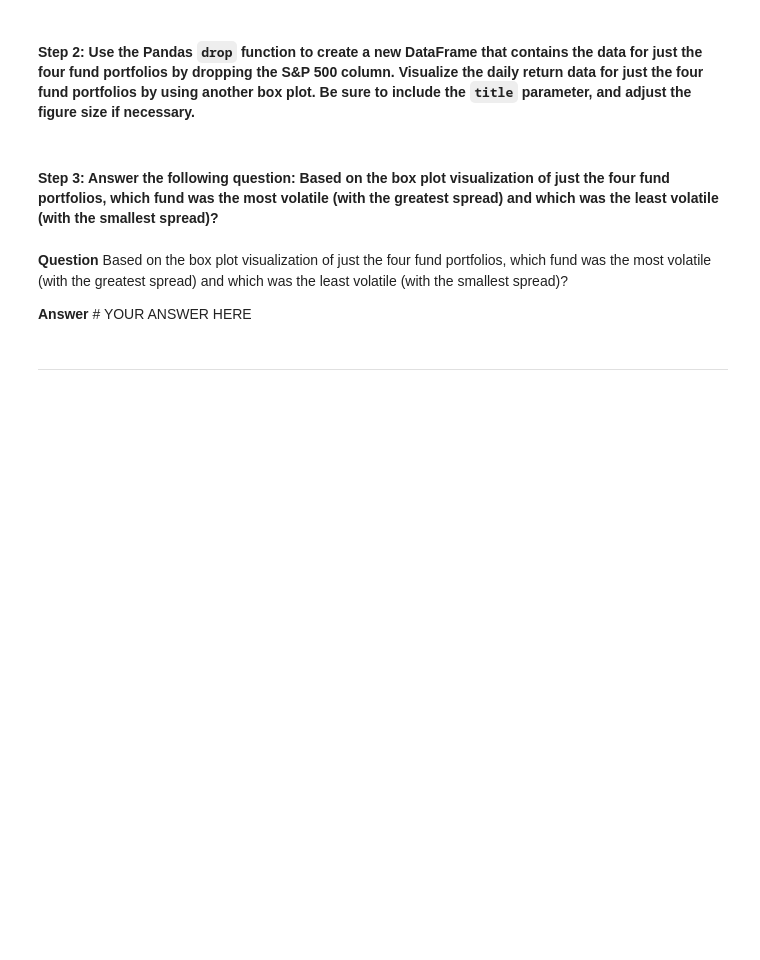
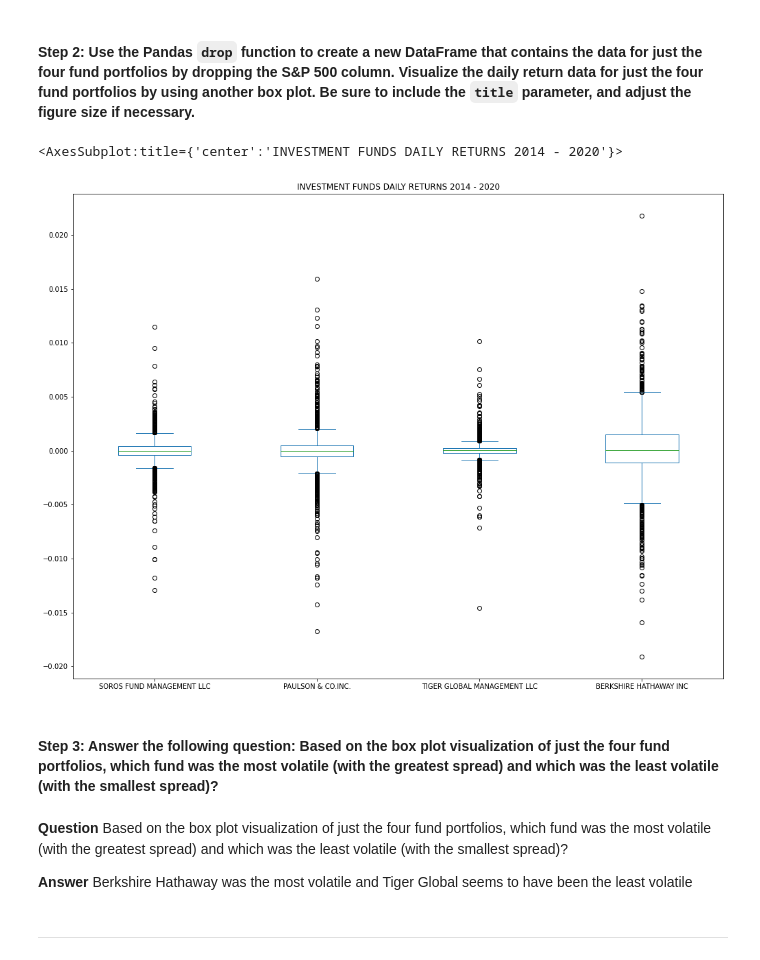
Before and after one commit to AnaIitico/quantitative_analysis, a Jupyter notebook: risk_return_analysis.ipynb, the cells around one changed output. Drawn from its saved outputs; the diff is of its cells as text; code cells hidden in the pictures; blank space fills up the shorter version.

```diff
--- a/risk_return_analysis.ipynb
+++ b/risk_return_analysis.ipynb
@@ -114,14 +177,18 @@ Analyze the volatility of each of the four fund portfolios and of the S&P 500 In
 # %%
 # Create a new DataFrame containing only the 4 fund portfolios by dropping the S&P 500 column from the DataFrame
 # Create box plots to reflect the return data for only the 4 fund portfolios
 # Include a title parameter and adjust the figure size
-# YOUR CODE HERE
+whale_funds_df = daily_returns_whales.drop(columns='S&P 500')
+whale_funds_df.plot.box(figsize=(17, 13), title="INVESTMENT FUNDS DAILY RETURNS 2014 - 2020")
+# %% [output]
+<AxesSubplot:title={'center':'INVESTMENT FUNDS DAILY RETURNS 2014 - 2020'}>
+[figure, added]
 # %% [markdown]
 #### Step 3: Answer the following question: Based on the box plot visualization of just the four fund portfolios, which fund was the most volatile (with the greatest spread) and which was the least volatile (with the smallest spread)?
 # %% [markdown]
 **Question** Based on the box plot visualization of just the four fund portfolios, which fund was the most volatile (with the greatest spread) and which was the least volatile (with the smallest spread)?
 
-**Answer** # YOUR ANSWER HERE
+**Answer** Berkshire Hathaway was the most volatile and Tiger Global seems to have been the least volatile
 # %% [markdown]
 ---
 # %% [markdown]
```
Also changed, not shown: parts of 5 cells of this notebook.
